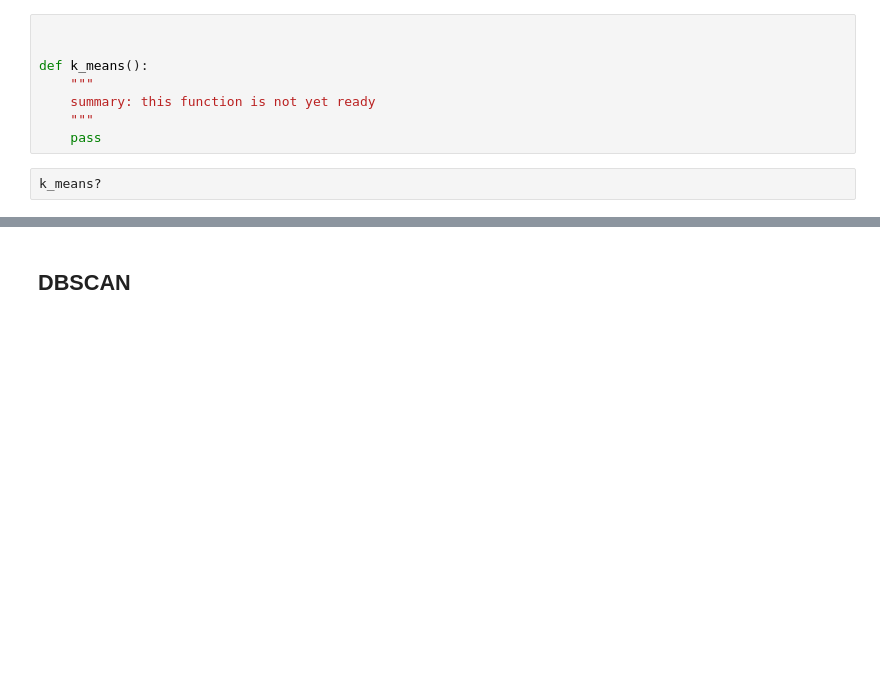
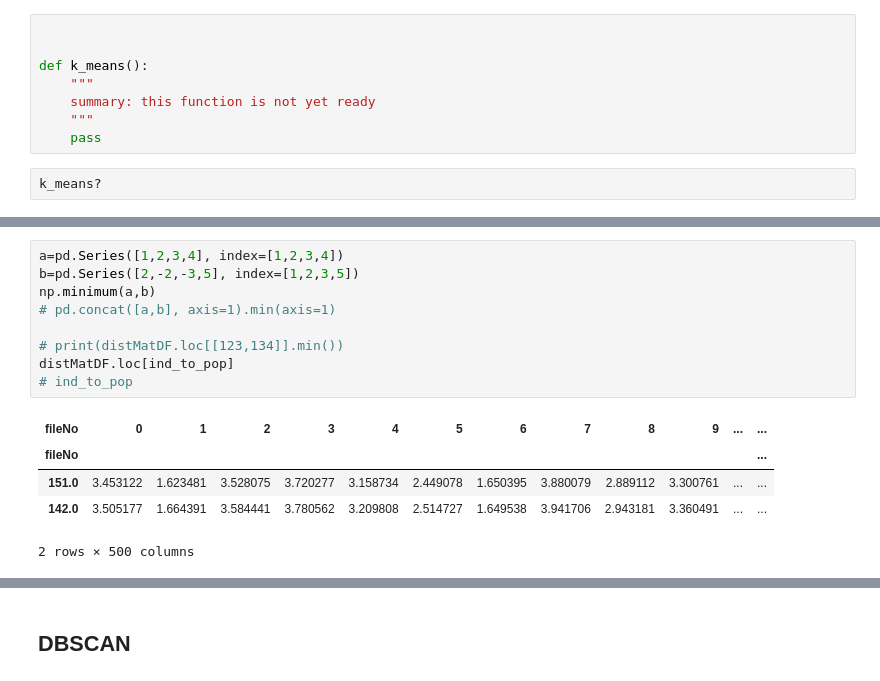
Before and after one commit to pratyush1611/GEO5017_Assignments, a Jupyter notebook: asg01.ipynb, the cells around one changed output, grey strips where cells are left out. Cells and saved outputs as stored; diff of their text form; blank space fills up the shorter version.

```diff
--- a/asg01.ipynb
+++ b/asg01.ipynb
@@ -224,0 +268,15 @@ distMatDF
+# %%
+a=pd.Series([1,2,3,4], index=[1,2,3,4])
+b=pd.Series([2,-2,-3,5], index=[1,2,3,5])
+np.minimum(a,b)
+# pd.concat([a,b], axis=1).min(axis=1)
+
+# print(distMatDF.loc[[123,134]].min())
+distMatDF.loc[ind_to_pop]
+# ind_to_pop
+# %% [output]
+| fileNo | 0 | 1 | 2 | 3 | 4 | 5 | 6 | 7 | 8 | 9 | ... | ... |
+| fileNo |  |  |  |  |  |  |  |  |  |  |  | ... |
+| 151.0 | 3.453122 | 1.623481 | 3.528075 | 3.720277 | 3.158734 | 2.449078 | 1.650395 | 3.880079 | 2.889112 | 3.300761 | ... | ... |
+| 142.0 | 3.505177 | 1.664391 | 3.584441 | 3.780562 | 3.209808 | 2.514727 | 1.649538 | 3.941706 | 2.943181 | 3.360491 | ... | ... |
+2 rows × 500 columns
```
Also changed, not shown: parts of 10 cells of this notebook.
